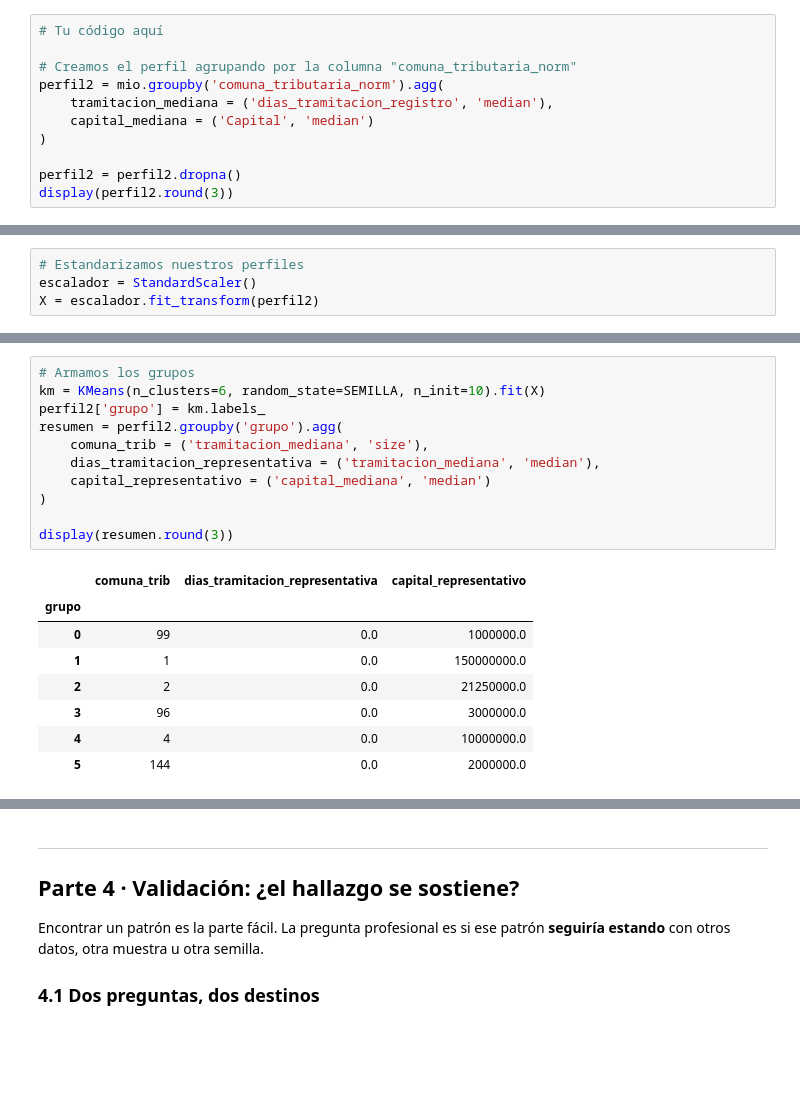
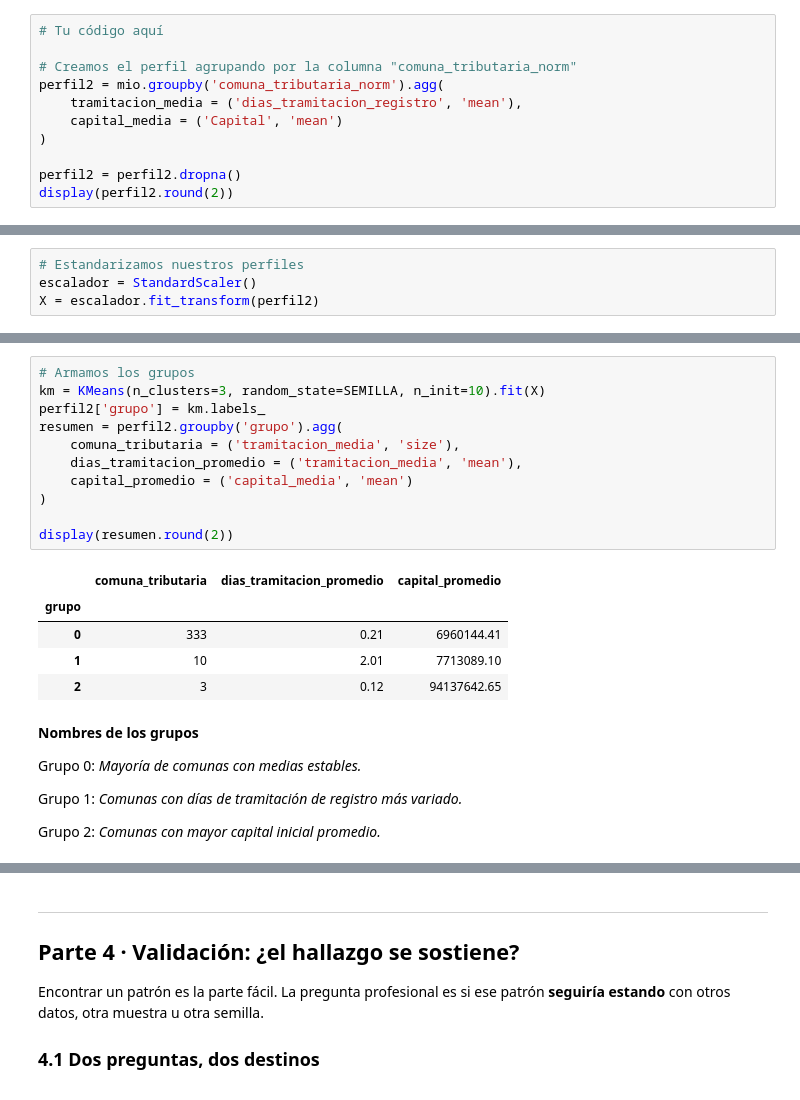
Before and after one commit to beneducarrco99/S4_Laboratorio4_CDD_Carrasco_Benjamin, a Jupyter notebook: S4_Notebook_Laboratorio_CDD_Carrasco_Benjamin.ipynb, the cells around one changed output, grey strips where cells are left out. Cells and saved outputs as stored; diff of their text form; blank space fills up the shorter version.

```diff
--- a/S4_Notebook_Laboratorio_CDD_Carrasco_Benjamin.ipynb
+++ b/S4_Notebook_Laboratorio_CDD_Carrasco_Benjamin.ipynb
@@ -457,10 +463,10 @@ mio.head()
 
 # Creamos el perfil agrupando por la columna "comuna_tributaria_norm"
 perfil2 = mio.groupby('comuna_tributaria_norm').agg(
-    tramitacion_mediana = ('dias_tramitacion_registro', 'median'),
-    capital_mediana = ('Capital', 'median')
+    tramitacion_media = ('dias_tramitacion_registro', 'mean'),
+    capital_media = ('Capital', 'mean')
 )
 
 perfil2 = perfil2.dropna()
-display(perfil2.round(3))
+display(perfil2.round(2))
 # %% [output]
@@ -534,23 +540,28 @@ plt.show()
 # %%
 # Armamos los grupos
-km = KMeans(n_clusters=6, random_state=SEMILLA, n_init=10).fit(X)
+km = KMeans(n_clusters=3, random_state=SEMILLA, n_init=10).fit(X)
 perfil2['grupo'] = km.labels_
 resumen = perfil2.groupby('grupo').agg(
-    comuna_trib = ('tramitacion_mediana', 'size'),
-    dias_tramitacion_representativa = ('tramitacion_mediana', 'median'),
-    capital_representativo = ('capital_mediana', 'median')
+    comuna_tributaria = ('tramitacion_media', 'size'),
+    dias_tramitacion_promedio = ('tramitacion_media', 'mean'),
+    capital_promedio = ('capital_media', 'mean')
 )
 
-display(resumen.round(3))
+display(resumen.round(2))
 # %% [output]
-|  | comuna_trib | dias_tramitacion_representativa | capital_representativo |
+|  | comuna_tributaria | dias_tramitacion_promedio | capital_promedio |
 | grupo |  |  |  |
-| 0 | 99 | 0.0 | 1000000.0 |
-| 1 | 1 | 0.0 | 150000000.0 |
-| 2 | 2 | 0.0 | 21250000.0 |
-| 3 | 96 | 0.0 | 3000000.0 |
-| 4 | 4 | 0.0 | 10000000.0 |
-| 5 | 144 | 0.0 | 2000000.0 |
+| 0 | 333 | 0.21 | 6960144.41 |
+| 1 | 10 | 2.01 | 7713089.10 |
+| 2 | 3 | 0.12 | 94137642.65 |
+# %% [markdown]
+**Nombres de los grupos**
+
+Grupo 0: *Mayoría de comunas con medias estables.*
+
+Grupo 1: *Comunas con días de tramitación de registro más variado.*
+
+Grupo 2: *Comunas con mayor capital inicial promedio.*
 # %%
 # Graficamos los 6 grupos
 plt.figure(figsize=(9, 6))
```
Also changed, not shown: parts of 31 cells of this notebook.
